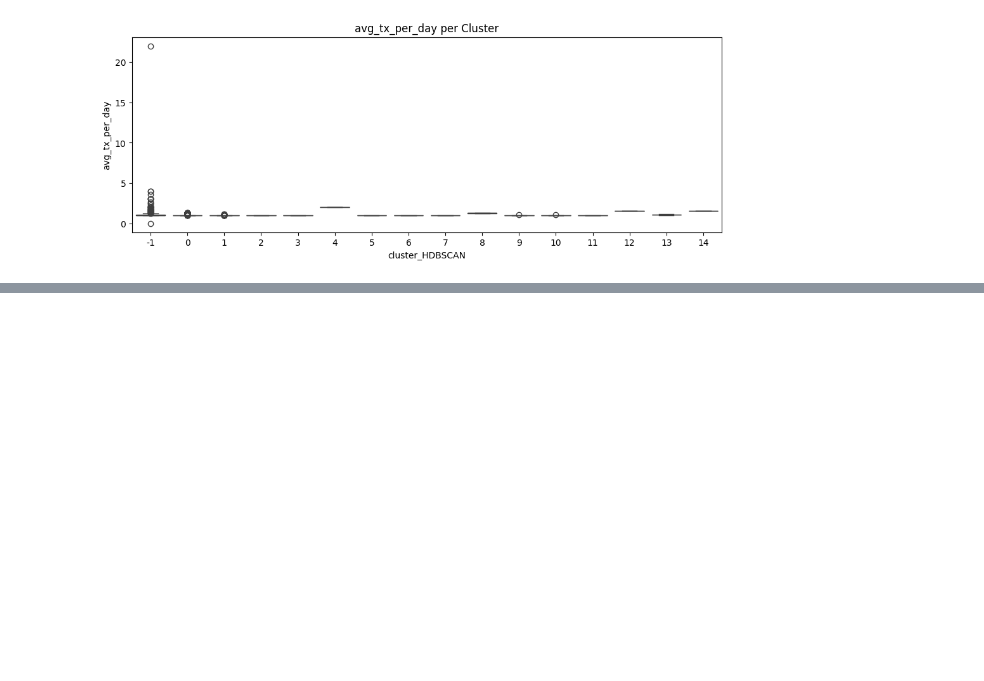
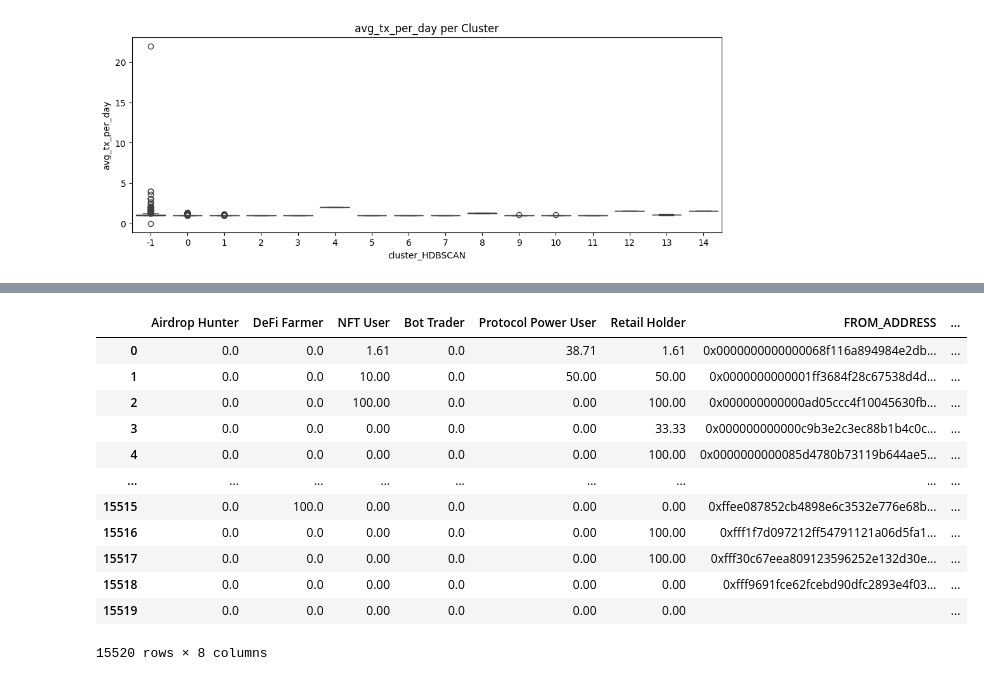
Before and after one commit to bellatrix-ds/ml-in-crypto, a Jupyter notebook: 03_Smart_Contract_Usage_Clustering/Smart_Contract_Clustering.ipynb, the cells around one changed output, grey strips where cells are left out. Saved outputs shown, nothing was run; the diff lists cells and outputs as text; code cells hidden in the pictures; blank space fills up the shorter version.

```diff
--- a/03_Smart_Contract_Usage_Clustering/Smart_Contract_Clustering.ipynb
+++ b/03_Smart_Contract_Usage_Clustering/Smart_Contract_Clustering.ipynb
@@ -1405,0 +1620,16 @@ for feature in features:
+# %%
+df_persona_scores
+# %% [output]
+|  | Airdrop Hunter | DeFi Farmer | NFT User | Bot Trader | Protocol Power User | Retail Holder | FROM_ADDRESS | ... |
+| 0 | 0.0 | 0.0 | 1.61 | 0.0 | 38.71 | 1.61 | 0x0000000000000068f116a894984e2db... | ... |
+| 1 | 0.0 | 0.0 | 10.00 | 0.0 | 50.00 | 50.00 | 0x0000000000001ff3684f28c67538d4d... | ... |
+| 2 | 0.0 | 0.0 | 100.00 | 0.0 | 0.00 | 100.00 | 0x000000000000ad05ccc4f10045630fb... | ... |
+| 3 | 0.0 | 0.0 | 0.00 | 0.0 | 0.00 | 33.33 | 0x000000000000c9b3e2c3ec88b1b4c0c... | ... |
+| 4 | 0.0 | 0.0 | 0.00 | 0.0 | 0.00 | 100.00 | 0x0000000000085d4780b73119b644ae5... | ... |
+| ... | ... | ... | ... | ... | ... | ... | ... | ... |
+| 15515 | 0.0 | 100.0 | 0.00 | 0.0 | 0.00 | 0.00 | 0xffee087852cb4898e6c3532e776e68b... | ... |
+| 15516 | 0.0 | 0.0 | 0.00 | 0.0 | 0.00 | 100.00 | 0xfff1f7d097212ff54791121a06d5fa1... | ... |
+| 15517 | 0.0 | 0.0 | 0.00 | 0.0 | 0.00 | 100.00 | 0xfff30c67eea809123596252e132d30e... | ... |
+| 15518 | 0.0 | 0.0 | 0.00 | 0.0 | 0.00 | 0.00 | 0xfff9691fce62fcebd90dfc2893e4f03... | ... |
+| 15519 | 0.0 | 0.0 | 0.00 | 0.0 | 0.00 | 0.00 | ﻿ | ... |
+15520 rows × 8 columns
```
Also changed, not shown: parts of 17 cells of this notebook, 2 other files.
